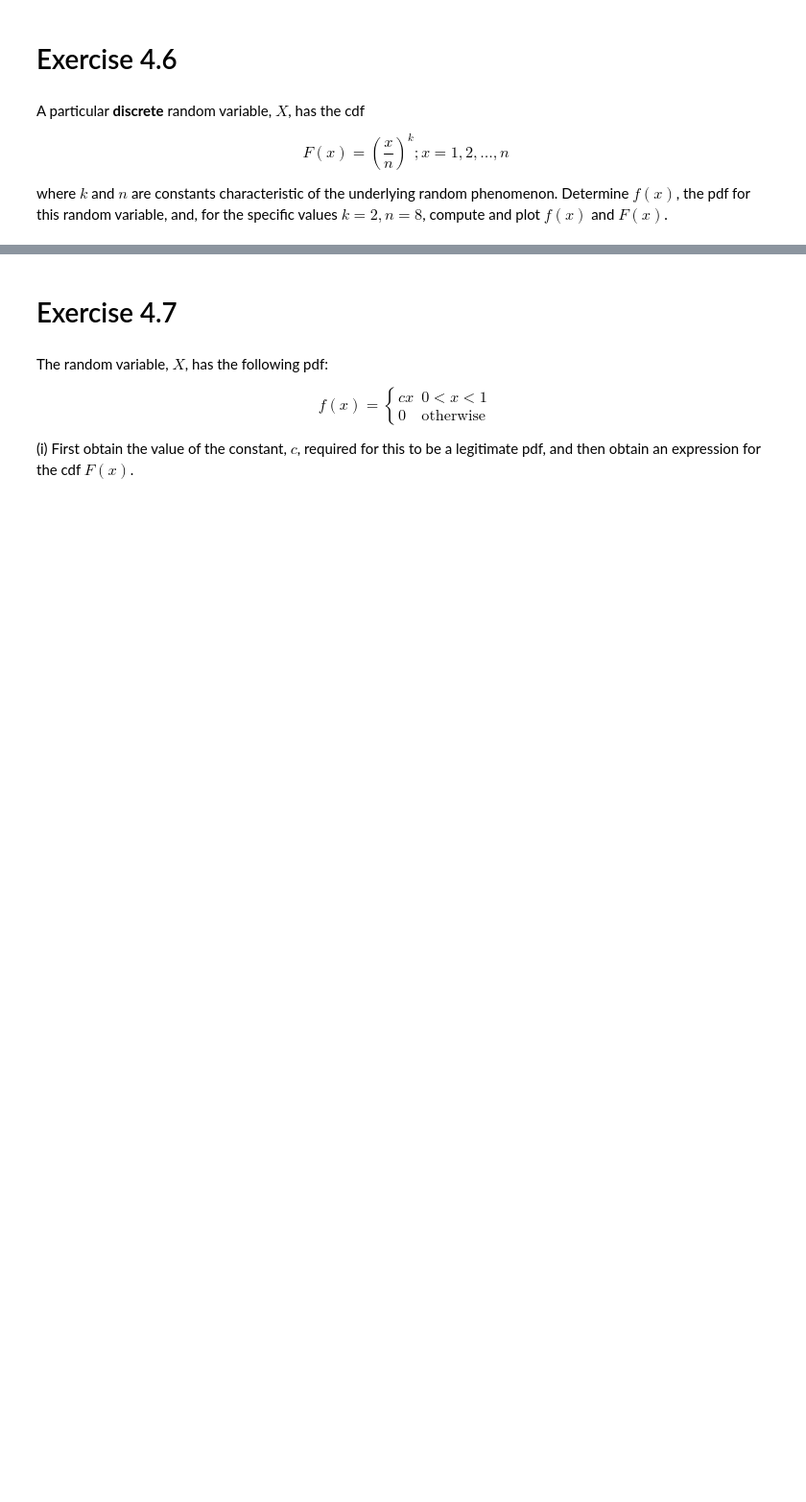
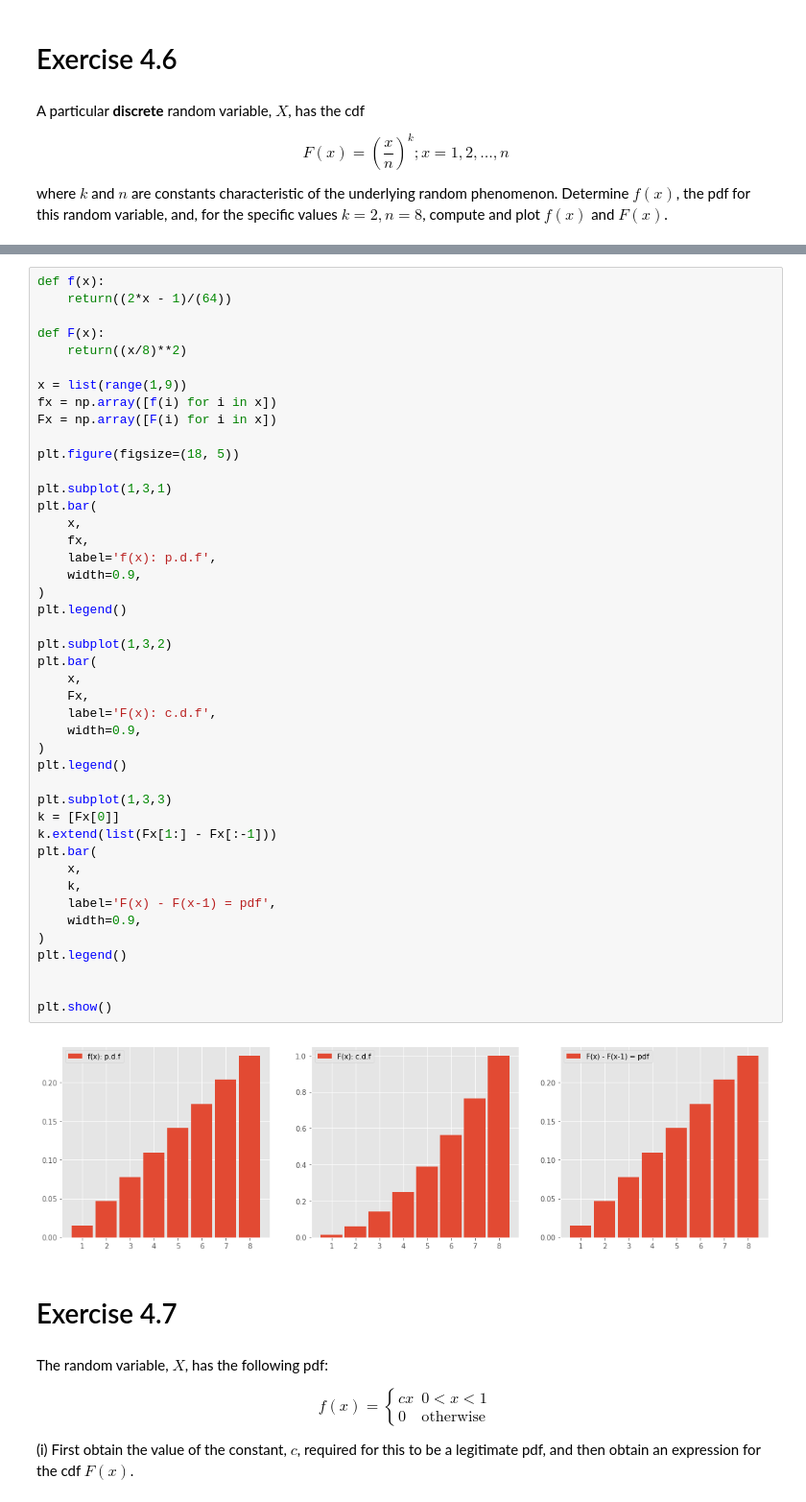
Before and after one commit to ayushi-b/Random_Phenomena_by_Babatunde_Ogunnaike, a Jupyter notebook: Chapter 4/Exercises.ipynb, the cells around one changed output, grey strips where cells are left out. Shown at 96% size. Drawn from its saved outputs; the diff is of its cells as text; blank space fills up the shorter version.

```diff
--- a/Chapter 4/Exercises.ipynb
+++ b/Chapter 4/Exercises.ipynb
@@ -227,3 +363,49 @@ where $k$ and $n$ are constants characteristic of the underlying random phenomen
+# %%
+def f(x):
+    return((2*x - 1)/(64))
+
+def F(x):
+    return((x/8)**2)
+
+x = list(range(1,9))
+fx = np.array([f(i) for i in x])
+Fx = np.array([F(i) for i in x])
+
+plt.figure(figsize=(18, 5))
+
+plt.subplot(1,3,1)
+plt.bar(
+    x,
+    fx,
+    label='f(x): p.d.f',
+    width=0.9,
+)
+plt.legend()
+
+plt.subplot(1,3,2)
+plt.bar(
+    x,
+    Fx,
+    label='F(x): c.d.f',
+    width=0.9,
+)
+plt.legend()
+
+plt.subplot(1,3,3)
+k = [Fx[0]]
+k.extend(list(Fx[1:] - Fx[:-1]))
+plt.bar(
+    x,
+    k,
+    label='F(x) - F(x-1) = pdf',
+    width=0.9,
+)
+plt.legend()
+
+
+plt.show()
+# %% [output]
+[figure, added]
 # %% [markdown]
 # Exercise 4.7
 # %% [markdown]
```
Also changed, not shown: parts of 32 cells of this notebook, 2 other files.
